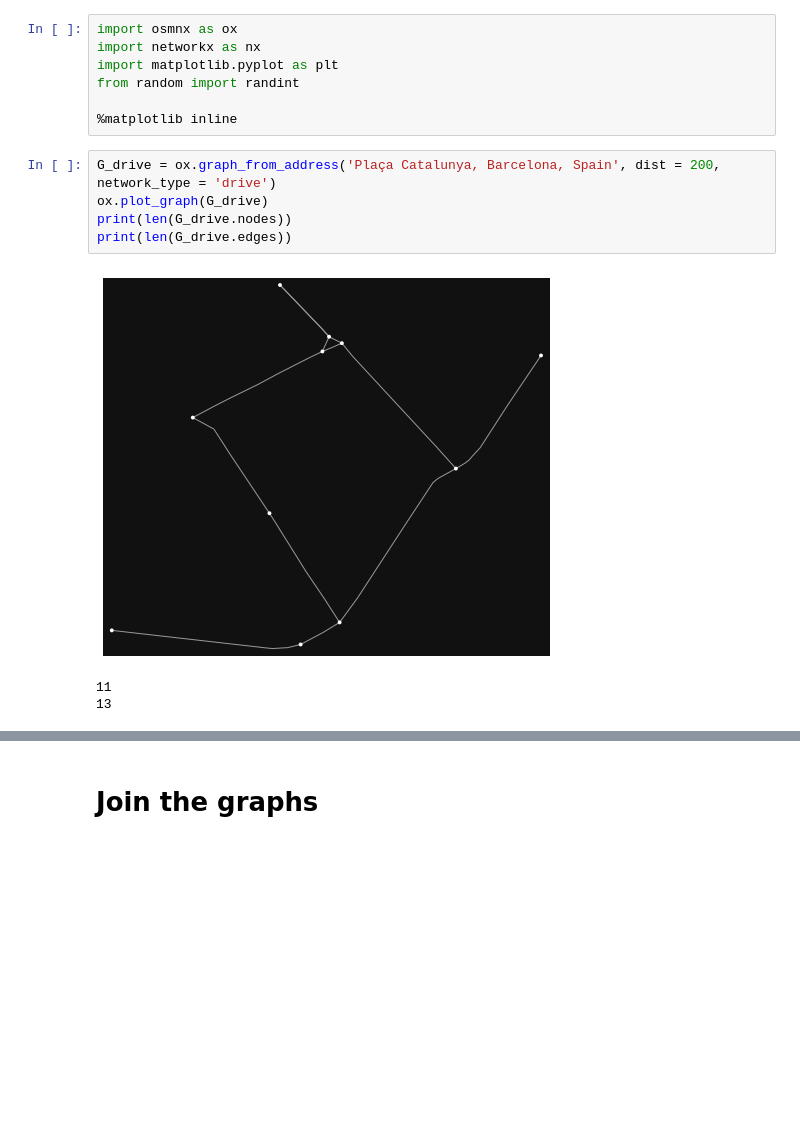
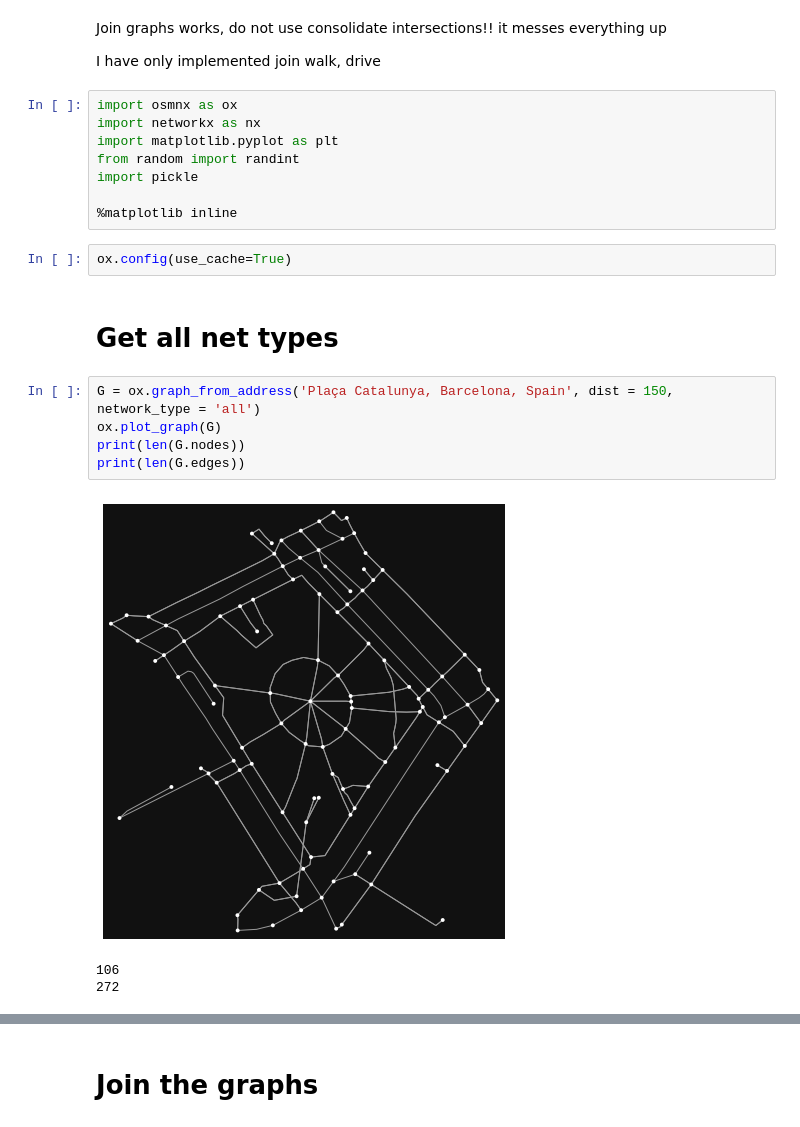
Before and after one commit to mrceresa/iper, a Jupyter notebook: examples/SAR-COV2/Mobility Jupyter Files/OSMnx/Join_graphs.ipynb, the cells around one changed output, grey strips where cells are left out. Drawn from its saved outputs; the diff is of its cells as text; blank space fills up the shorter version.

```diff
--- a/examples/SAR-COV2/Mobility Jupyter Files/OSMnx/Join_graphs.ipynb
+++ b/examples/SAR-COV2/Mobility Jupyter Files/OSMnx/Join_graphs.ipynb
@@ -1,16 +1,25 @@
+# %% [markdown]
+Join graphs works, do not use consolidate intersections!! it messes everything up
+
+I have only implemented join walk, drive
 # %%
 import osmnx as ox
 import networkx as nx
 import matplotlib.pyplot as plt
 from random import randint
+import pickle
 
 %matplotlib inline
+# %%
+ox.config(use_cache=True)
+# %% [markdown]
+# Get all net types
 # %%
-G_drive = ox.graph_from_address('Plaça Catalunya, Barcelona, Spain', dist = 200, network_type = 'drive')
-ox.plot_graph(G_drive)
-print(len(G_drive.nodes))
-print(len(G_drive.edges))
+G = ox.graph_from_address('Plaça Catalunya, Barcelona, Spain', dist = 150, network_type = 'all')
+ox.plot_graph(G)
+print(len(G.nodes))
+print(len(G.edges))
 # %% [output]
-[figure, old version]
+[figure, new version]
-11
-13
+106
+272
```
Also changed, not shown: parts of 49 cells of this notebook, 18 other files.
